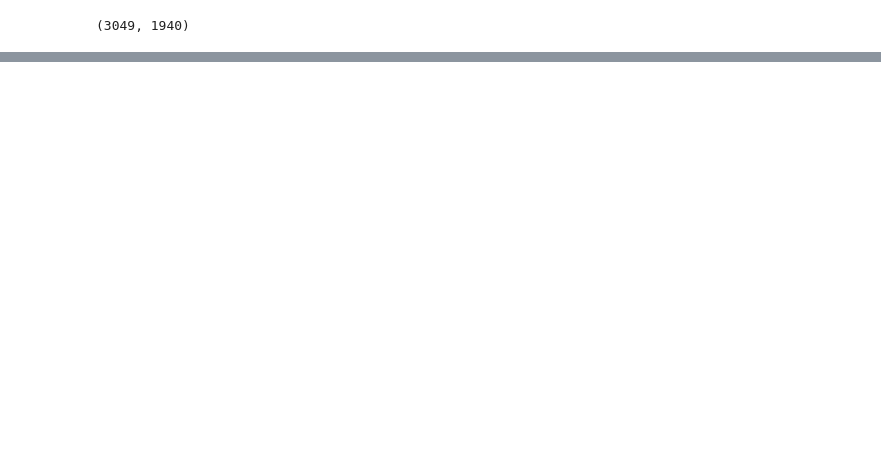
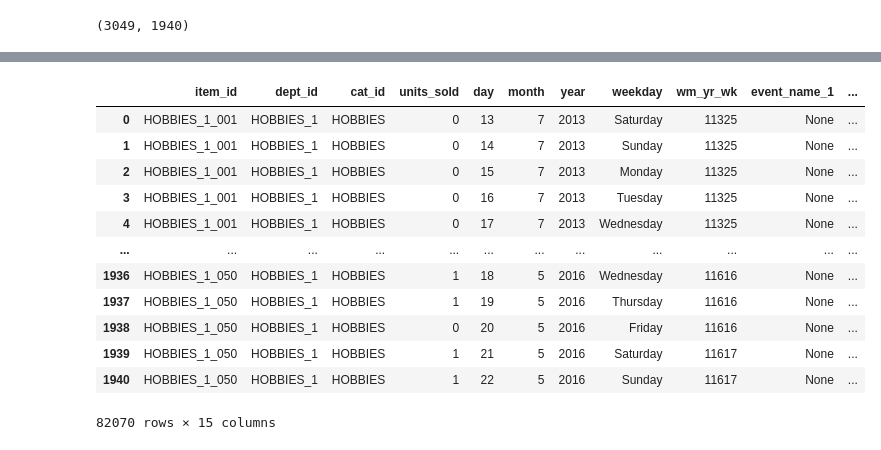
Before and after one commit to blaffster/ML_Projects, a Jupyter notebook: m5_data_cleaning.ipynb, the cells around one changed output, grey strips where cells are left out. Drawn from its saved outputs; the diff is of its cells as text; code cells hidden in the pictures; blank space fills up the shorter version.

```diff
--- a/m5_data_cleaning.ipynb
+++ b/m5_data_cleaning.ipynb
@@ -373,0 +335,17 @@ plt.plot(y2)
+# %%
+dataframe = df_new.copy()
+dataframe
+# %% [output]
+|  | item_id | dept_id | cat_id | units_sold | day | month | year | weekday | wm_yr_wk | event_name_1 | ... |
+| 0 | HOBBIES_1_001 | HOBBIES_1 | HOBBIES | 0 | 13 | 7 | 2013 | Saturday | 11325 | None | ... |
+| 1 | HOBBIES_1_001 | HOBBIES_1 | HOBBIES | 0 | 14 | 7 | 2013 | Sunday | 11325 | None | ... |
+| 2 | HOBBIES_1_001 | HOBBIES_1 | HOBBIES | 0 | 15 | 7 | 2013 | Monday | 11325 | None | ... |
+| 3 | HOBBIES_1_001 | HOBBIES_1 | HOBBIES | 0 | 16 | 7 | 2013 | Tuesday | 11325 | None | ... |
+| 4 | HOBBIES_1_001 | HOBBIES_1 | HOBBIES | 0 | 17 | 7 | 2013 | Wednesday | 11325 | None | ... |
+| ... | ... | ... | ... | ... | ... | ... | ... | ... | ... | ... | ... |
+| 1936 | HOBBIES_1_050 | HOBBIES_1 | HOBBIES | 1 | 18 | 5 | 2016 | Wednesday | 11616 | None | ... |
+| 1937 | HOBBIES_1_050 | HOBBIES_1 | HOBBIES | 1 | 19 | 5 | 2016 | Thursday | 11616 | None | ... |
+| 1938 | HOBBIES_1_050 | HOBBIES_1 | HOBBIES | 0 | 20 | 5 | 2016 | Friday | 11616 | None | ... |
+| 1939 | HOBBIES_1_050 | HOBBIES_1 | HOBBIES | 1 | 21 | 5 | 2016 | Saturday | 11617 | None | ... |
+| 1940 | HOBBIES_1_050 | HOBBIES_1 | HOBBIES | 1 | 22 | 5 | 2016 | Sunday | 11617 | None | ... |
+82070 rows × 15 columns
```
Also changed, not shown: parts of 14 cells of this notebook.
